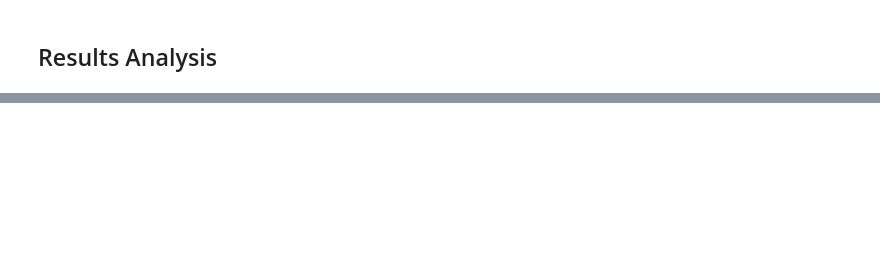
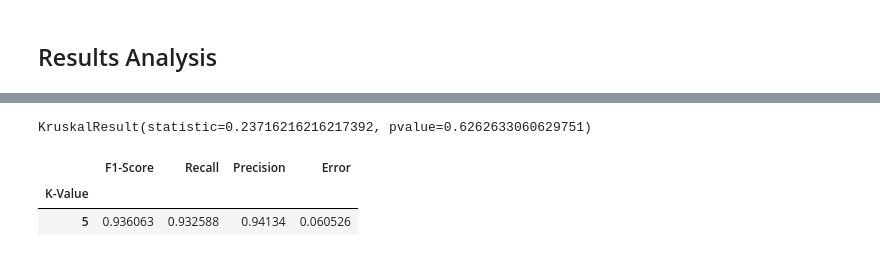
Before and after one commit to Yanasants/breast_cancer, a Jupyter notebook: results_analysis.ipynb, the cells around one changed output, grey strips where cells are left out. Drawn from its saved outputs; the diff is of its cells as text; code cells hidden in the pictures; blank space fills up the shorter version.

Commit message:
results analysis

```diff
--- a/results_analysis.ipynb
+++ b/results_analysis.ipynb
@@ -103,0 +115,14 @@ fig.show()
+# %%
+stats.kruskal(k_value_5, k_value_9)
+# %% [output]
+KruskalResult(statistic=0.23716216216217392, pvalue=0.6262633060629751)
+# %%
+# Sorting mean by Error
+k_5 = output[output.loc[:,'K-Value']==5].reset_index()
+fig = px.line(k_7, x=k_7.index, y='F1-Score', color='diagnosis')
+fig.update_layout(title_text=f'F1-Score by K-Value', title_x=0.5)
+fig.update_xaxes(title_text='K-Value')
+fig.show()
+# %%
+k_5.rename(columns={'diagnosis':'Diagnosis'}, inplace=True)
+k_5.to_csv('results_k_5.csv')
@@ -103,0 +133,6 @@ fig.show()
+# %%
+k_5.groupby('K-Value')[['F1-Score','Recall','Precision', 'Error']].mean()
+# %% [output]
+|  | F1-Score | Recall | Precision | Error |
+| K-Value |  |  |  |  |
+| 5 | 0.936063 | 0.932588 | 0.94134 | 0.060526 |
```
Also changed, not shown: parts of 11 cells of this notebook.
